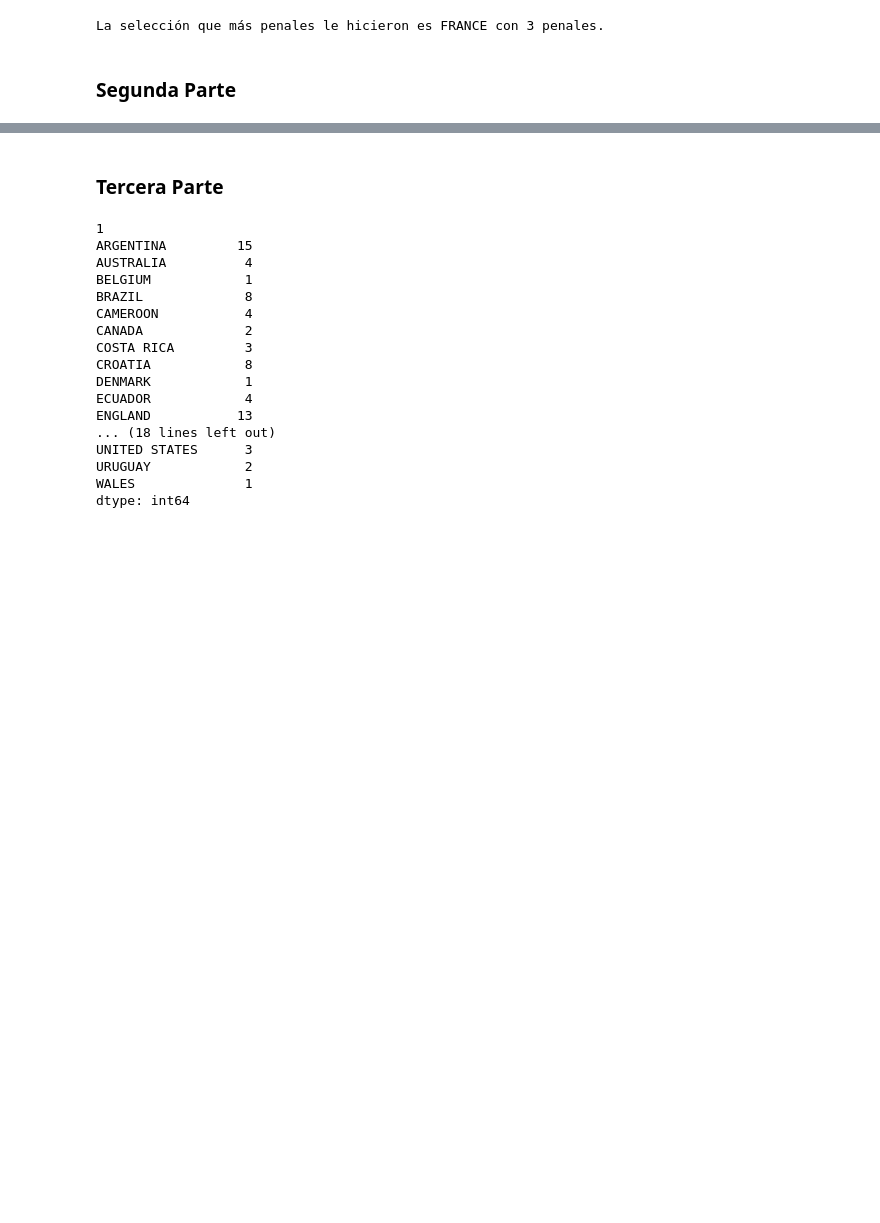
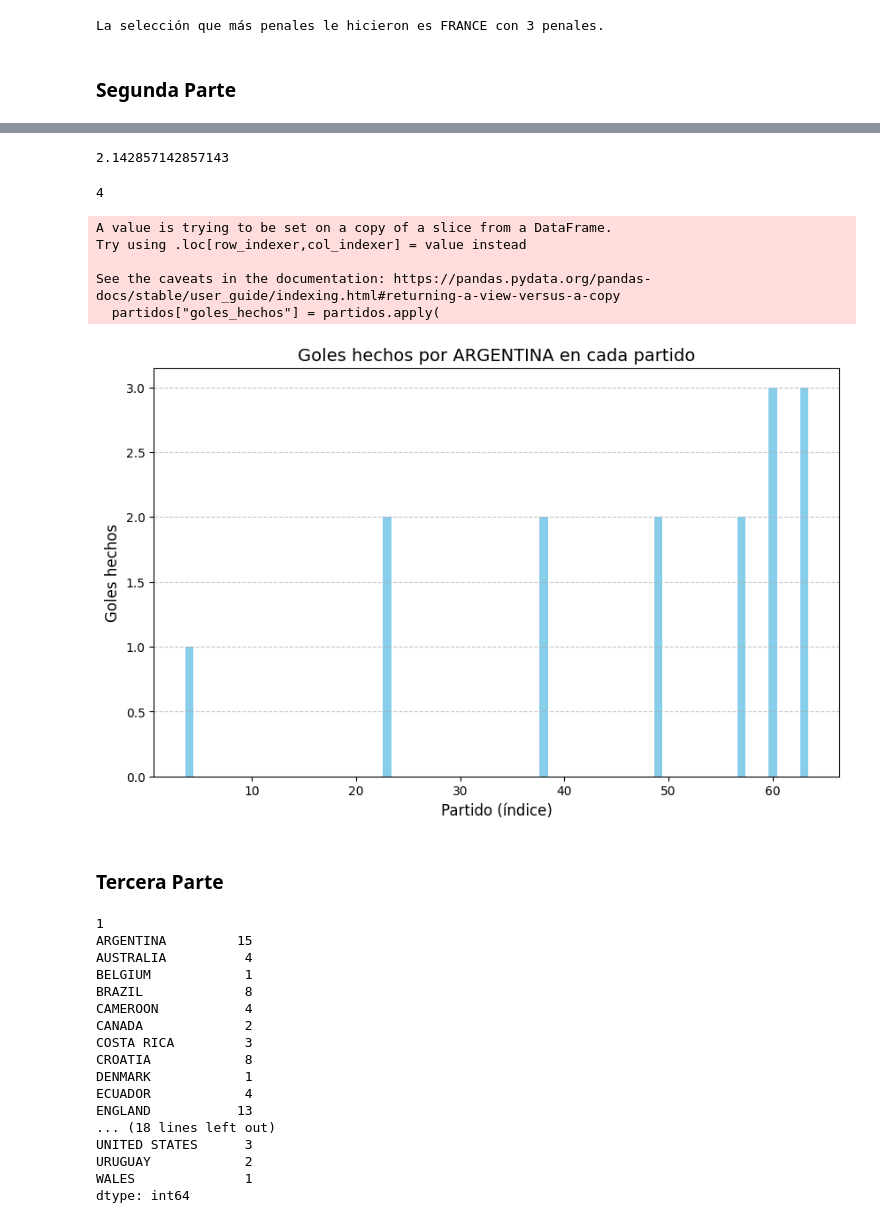
Before and after one commit to Sabetay/Actividades-chona--1erCua, a Jupyter notebook: 29-4/mundial_qatar_2022.ipynb, the cells around one changed output, grey strips where cells are left out. Saved outputs shown, nothing was run; the diff lists cells and outputs as text; code cells hidden in the pictures; blank space fills up the shorter version.

```diff
--- a/29-4/mundial_qatar_2022.ipynb
+++ b/29-4/mundial_qatar_2022.ipynb
@@ -201,3 +264,70 @@ fig, ax = plt.subplots()
+# %%
+# Cuantos goles hizo el equipo en promedio
+# Completar
+# Goles como local
+goles_local = mundial[mundial["1"] == equipo]["1_goals"].sum()
+
+# Goles como visitante
+goles_visitante = mundial[mundial["2"] == equipo]["2_goals"].sum()
+
+# Total de goles
+goles: int = goles_local + goles_visitante
+
+#Total partidos jugados
+partidos_jugados = len(mundial[(mundial["1"] == equipo) | (mundial["2"] == equipo)])
+
+# Promedio de goles
+promedio_goles: float = goles / partidos_jugados if partidos_jugados > 0 else 0
+
+print(promedio_goles)
+# %% [output]
+2.142857142857143
+# %%
+# Cuantos partidos gano el equipo
+# Completar
+
+# Partidos ganados como local
+ganados_local = len(mundial[(mundial["1"] == equipo) & (mundial["1_goals"] > mundial["2_goals"])])
+
+# Partidos ganados como visitante
+ganados_visitante = len(mundial[(mundial["2"] == equipo) & (mundial["2_goals"] > mundial["1_goals"])])
+
+# Total de partidos ganados
+ganados: int = ganados_local + ganados_visitante
+
+print(ganados)
+# %% [output]
+4
+# %%
+# Graficar los goles hechos por el equipo en cada partido
+
+# Filtrar los partidos donde el equipo jugó como local o visitante
+partidos = mundial[(mundial["1"] == equipo) | (mundial["2"] == equipo)]
+
+# Crear una columna con los goles hechos por el equipo en cada partido
+partidos["goles_hechos"] = partidos.apply(
+    lambda row: row["1_goals"] if row["1"] == equipo else row["2_goals"], axis=1
+)
+
+# Crear el gráfico
+fig, ax = plt.subplots(figsize=(10, 6))
+ax.bar(partidos.index, partidos["goles_hechos"], color="skyblue")
+
+# Configurar el gráfico
+ax.set_title(f"Goles hechos por {equipo} en cada partido", fontsize=14)
+ax.set_xlabel("Partido (índice)", fontsize=12)
+ax.set_ylabel("Goles hechos", fontsize=12)
+ax.grid(axis="y", linestyle="--", alpha=0.7)
+
+# Mostrar el gráfico
+plt.show()
+# %% [output]
+A value is trying to be set on a copy of a slice from a DataFrame.
+Try using .loc[row_indexer,col_indexer] = value instead
+
+See the caveats in the documentation: https://pandas.pydata.org/pandas-docs/stable/user_guide/indexing.html#returning-a-view-versus-a-copy
+  partidos["goles_hechos"] = partidos.apply(
+[figure, added]
 # %% [markdown]
 ### Tercera Parte
 # %%
```
Also changed, not shown: parts of 7 cells of this notebook.
